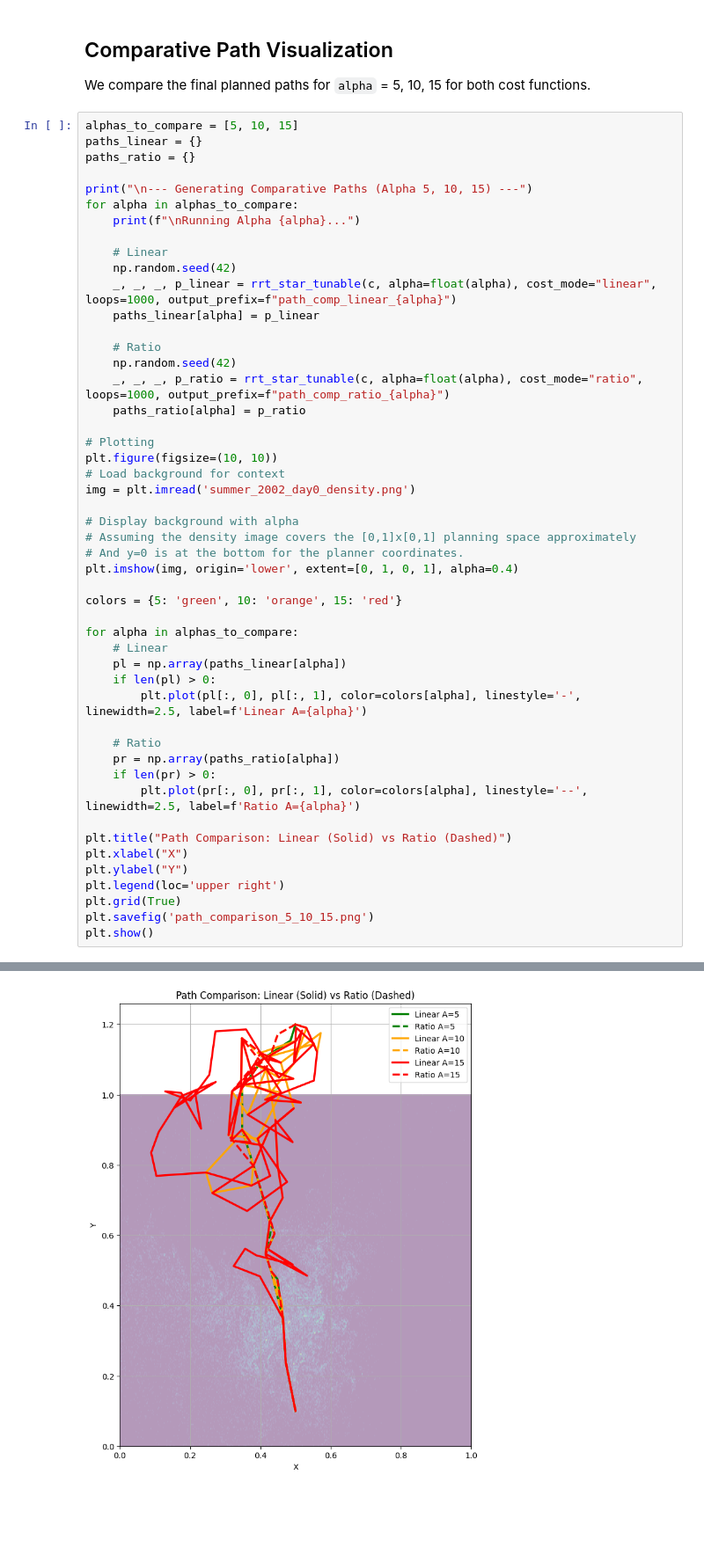
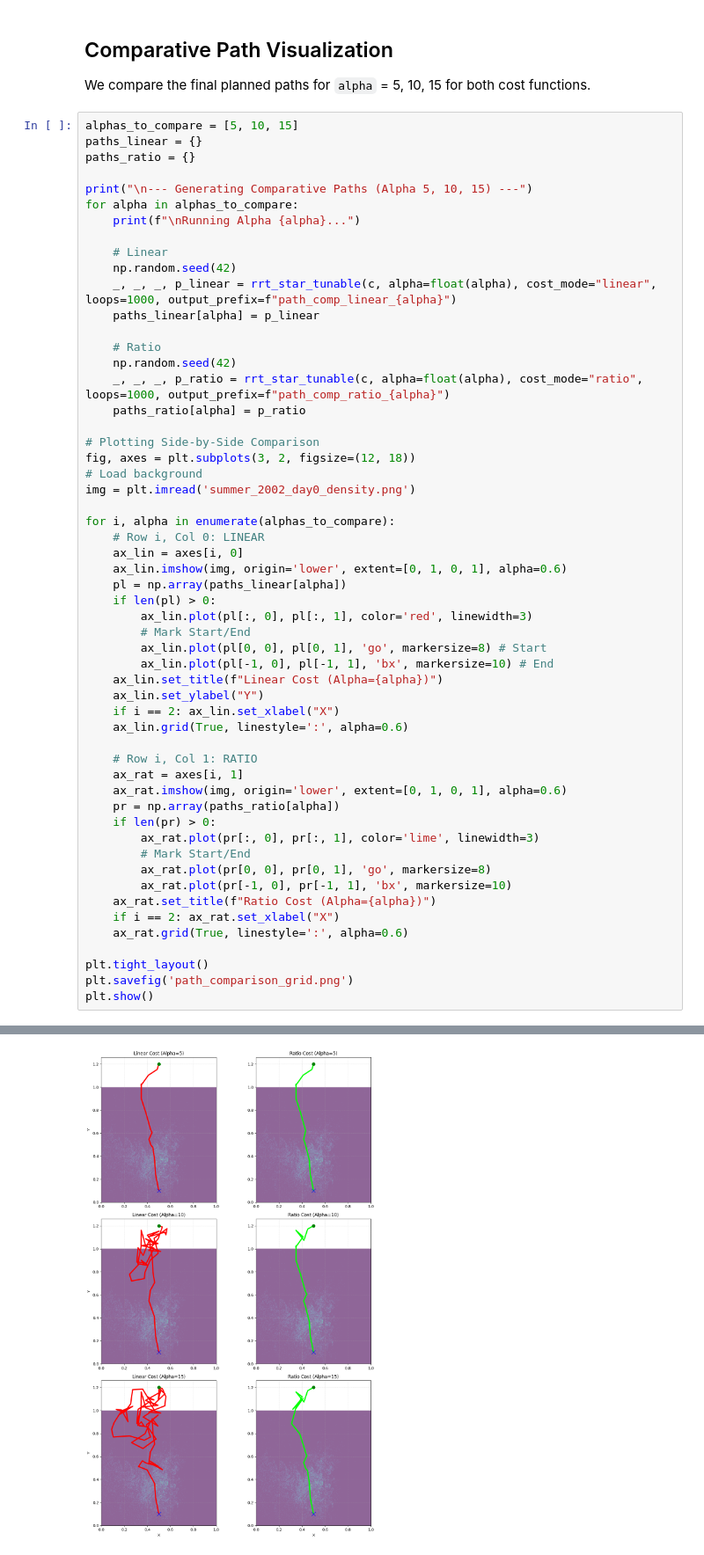
Before and after one commit to rks277/planning-final-proj, a Jupyter notebook: Alpha_Sweep.ipynb, the cells around one changed output, grey strips where cells are left out. Shown at 88% size. Cells and saved outputs as stored; diff of their text form; blank space fills up the shorter version.

Commit message:
Update Alpha Sweep with grid path comparison visualization

```diff
--- a/Alpha_Sweep.ipynb
+++ b/Alpha_Sweep.ipynb
@@ -121,52 +121,58 @@ for alpha in alphas_to_compare:
     _, _, _, p_ratio = rrt_star_tunable(c, alpha=float(alpha), cost_mode="ratio", loops=1000, output_prefix=f"path_comp_ratio_{alpha}")
     paths_ratio[alpha] = p_ratio
 
-# Plotting
-plt.figure(figsize=(10, 10))
-# Load background for context
+# Plotting Side-by-Side Comparison
+fig, axes = plt.subplots(3, 2, figsize=(12, 18))
+# Load background
 img = plt.imread('summer_2002_day0_density.png')
 
-# Display background with alpha
-# Assuming the density image covers the [0,1]x[0,1] planning space approximately
-# And y=0 is at the bottom for the planner coordinates.
-plt.imshow(img, origin='lower', extent=[0, 1, 0, 1], alpha=0.4)
-
-colors = {5: 'green', 10: 'orange', 15: 'red'}
-
-for alpha in alphas_to_compare:
-    # Linear
+for i, alpha in enumerate(alphas_to_compare):
+    # Row i, Col 0: LINEAR
+    ax_lin = axes[i, 0]
+    ax_lin.imshow(img, origin='lower', extent=[0, 1, 0, 1], alpha=0.6)
     pl = np.array(paths_linear[alpha])
     if len(pl) > 0:
-        plt.plot(pl[:, 0], pl[:, 1], color=colors[alpha], linestyle='-', linewidth=2.5, label=f'Linear A={alpha}')
+        ax_lin.plot(pl[:, 0], pl[:, 1], color='red', linewidth=3)
+        # Mark Start/End
+        ax_lin.plot(pl[0, 0], pl[0, 1], 'go', markersize=8) # Start
+        ax_lin.plot(pl[-1, 0], pl[-1, 1], 'bx', markersize=10) # End
+    ax_lin.set_title(f"Linear Cost (Alpha={alpha})")
+    ax_lin.set_ylabel("Y")
+    if i == 2: ax_lin.set_xlabel("X")
+    ax_lin.grid(True, linestyle=':', alpha=0.6)
 
-    # Ratio
+    # Row i, Col 1: RATIO
+    ax_rat = axes[i, 1]
+    ax_rat.imshow(img, origin='lower', extent=[0, 1, 0, 1], alpha=0.6)
     pr = np.array(paths_ratio[alpha])
     if len(pr) > 0:
-        plt.plot(pr[:, 0], pr[:, 1], color=colors[alpha], linestyle='--', linewidth=2.5, label=f'Ratio A={alpha}')
+        ax_rat.plot(pr[:, 0], pr[:, 1], color='lime', linewidth=3)
+        # Mark Start/End
+        ax_rat.plot(pr[0, 0], pr[0, 1], 'go', markersize=8)
+        ax_rat.plot(pr[-1, 0], pr[-1, 1], 'bx', markersize=10)
+    ax_rat.set_title(f"Ratio Cost (Alpha={alpha})")
+    if i == 2: ax_rat.set_xlabel("X")
+    ax_rat.grid(True, linestyle=':', alpha=0.6)
 
-plt.title("Path Comparison: Linear (Solid) vs Ratio (Dashed)")
-plt.xlabel("X")
-plt.ylabel("Y")
-plt.legend(loc='upper right')
-plt.grid(True)
-plt.savefig('path_comparison_5_10_15.png')
+plt.tight_layout()
+plt.savefig('path_comparison_grid.png')
 plt.show()
 # %% [output]
 --- Generating Comparative Paths (Alpha 5, 10, 15) ---
 
 Running Alpha 5...
 Running RRT* with alpha=5.0, mode=linear...
 [Alpha 5.0] Final Distance to Goal: 0.0000
 Goal Reached! Total Distance: 1.22, Total Plastic: 0.13, Ratio (L/P): 9.67
 path_comp_linear_5_alpha_5.0_mode_linear.gif has been created.
 Running RRT* with alpha=5.0, mode=ratio...
 [Alpha 5.0] Final Distance to Goal: 0.0000
 Goal Reached! Total Distance: 1.22, Total Plastic: 0.13, Ratio (L/P): 9.67
 path_comp_ratio_5_alpha_5.0_mode_ratio.gif has been created.
 
 ... (15 lines left out)
 Running RRT* with alpha=15.0, mode=ratio...
 [Alpha 15.0] Final Distance to Goal: 0.0000
 Goal Reached! Total Distance: 1.91, Total Plastic: 0.24, Ratio (L/P): 7.97
 path_comp_ratio_15_alpha_15.0_mode_ratio.gif has been created.
-[figure, old version]
+[figure, new version]
```
